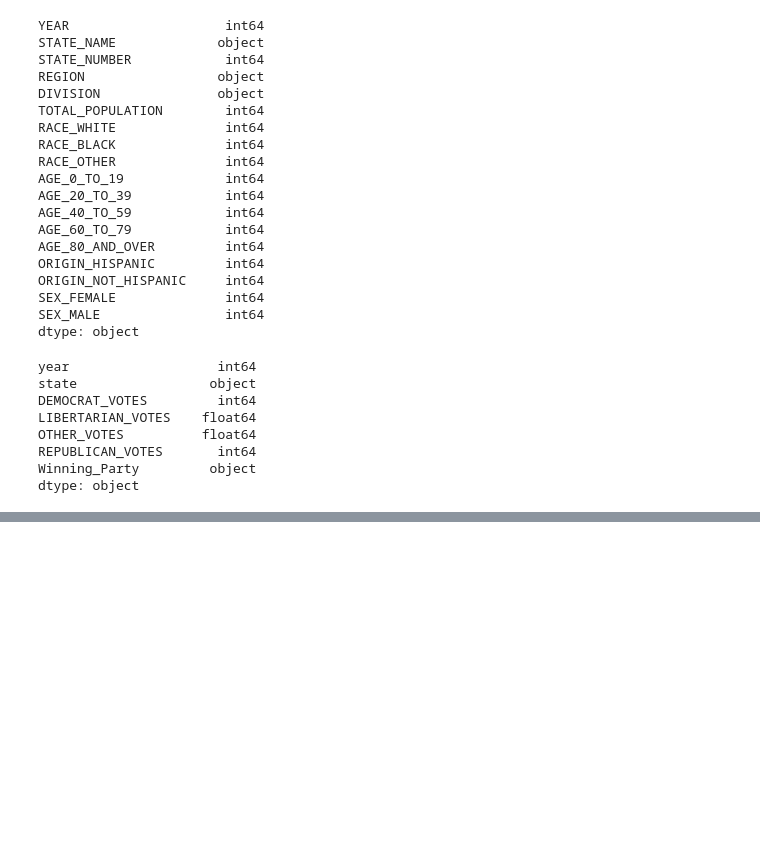
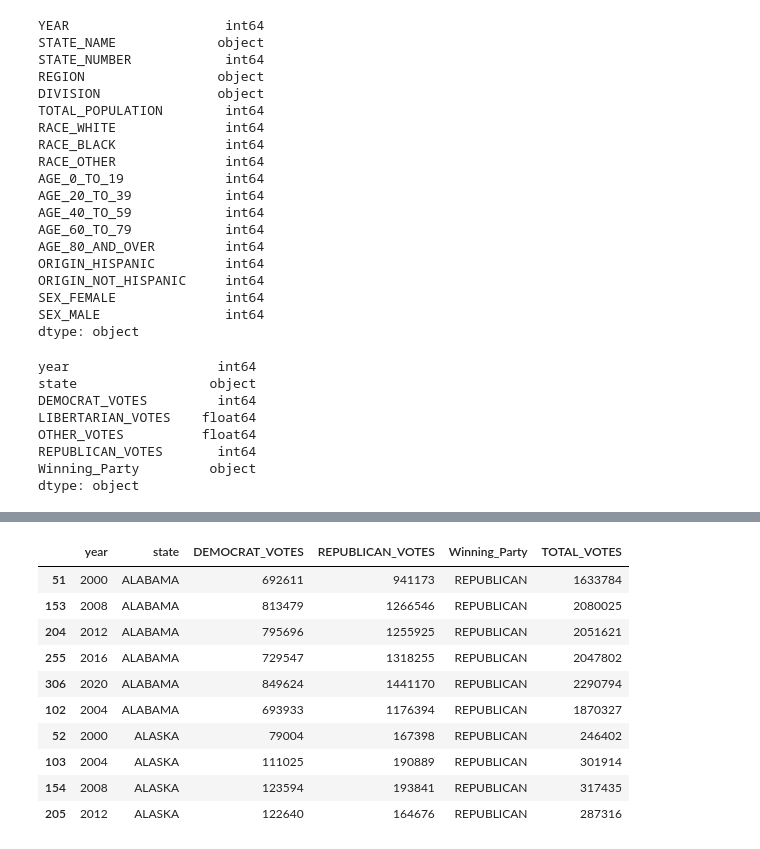
Before and after one commit to jipearson/blue-team, a Jupyter notebook: EDA/Exploring_Data.ipynb, the cells around one changed output, grey strips where cells are left out. Cells and saved outputs as stored; diff of their text form; code cells hidden in the pictures; blank space fills up the shorter version.

```diff
--- a/EDA/Exploring_Data.ipynb
+++ b/EDA/Exploring_Data.ipynb
@@ -119,0 +152,15 @@ newfig.show()
+# %%
+election_df['TOTAL_VOTES'] = election_df.DEMOCRAT_VOTES + election_df.REPUBLICAN_VOTES
+election_df.head(10)
+# %% [output]
+|  | year | state | DEMOCRAT_VOTES | REPUBLICAN_VOTES | Winning_Party | TOTAL_VOTES |
+| 51 | 2000 | ALABAMA | 692611 | 941173 | REPUBLICAN | 1633784 |
+| 153 | 2008 | ALABAMA | 813479 | 1266546 | REPUBLICAN | 2080025 |
+| 204 | 2012 | ALABAMA | 795696 | 1255925 | REPUBLICAN | 2051621 |
+| 255 | 2016 | ALABAMA | 729547 | 1318255 | REPUBLICAN | 2047802 |
+| 306 | 2020 | ALABAMA | 849624 | 1441170 | REPUBLICAN | 2290794 |
+| 102 | 2004 | ALABAMA | 693933 | 1176394 | REPUBLICAN | 1870327 |
+| 52 | 2000 | ALASKA | 79004 | 167398 | REPUBLICAN | 246402 |
+| 103 | 2004 | ALASKA | 111025 | 190889 | REPUBLICAN | 301914 |
+| 154 | 2008 | ALASKA | 123594 | 193841 | REPUBLICAN | 317435 |
+| 205 | 2012 | ALASKA | 122640 | 164676 | REPUBLICAN | 287316 |
```
Also changed, not shown: parts of 20 cells of this notebook, 5 other files.
